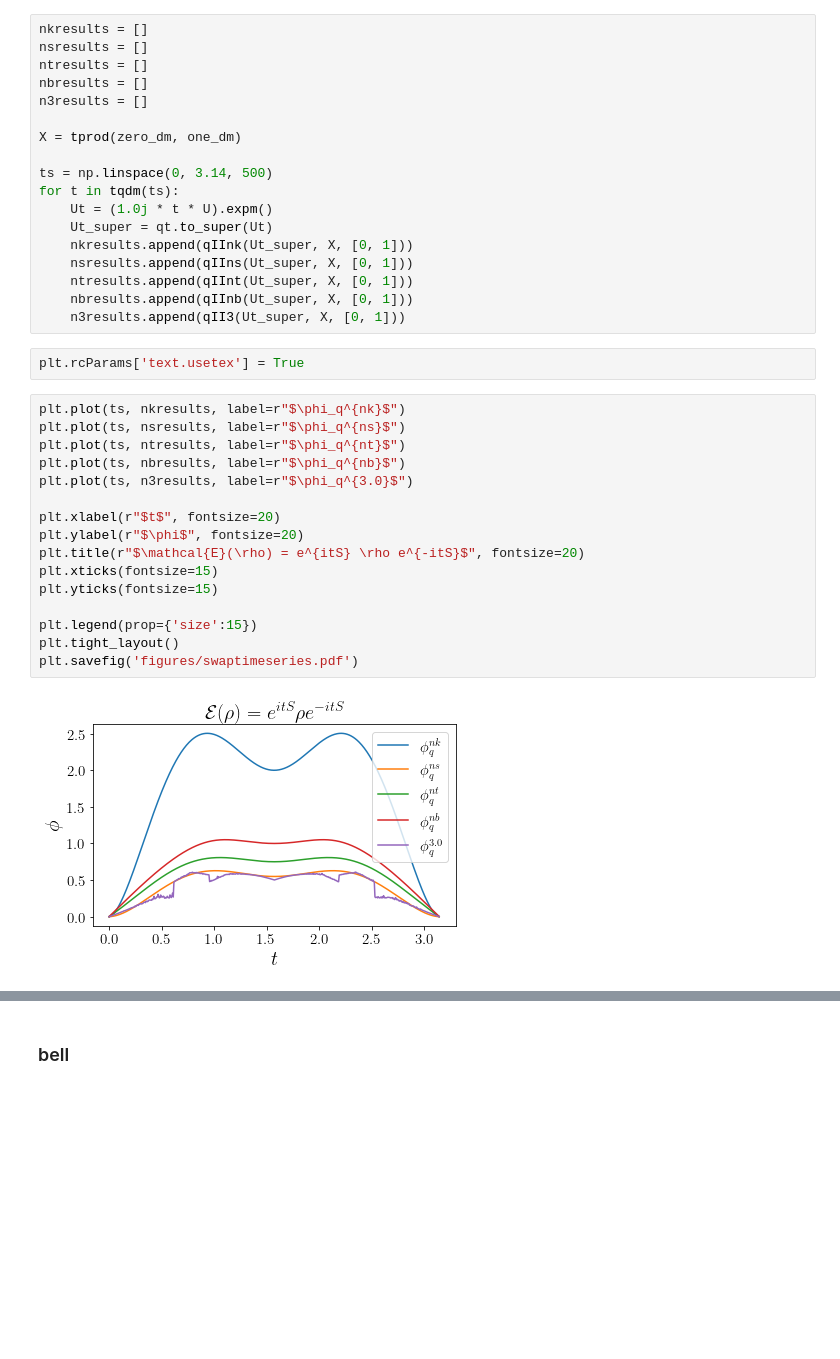
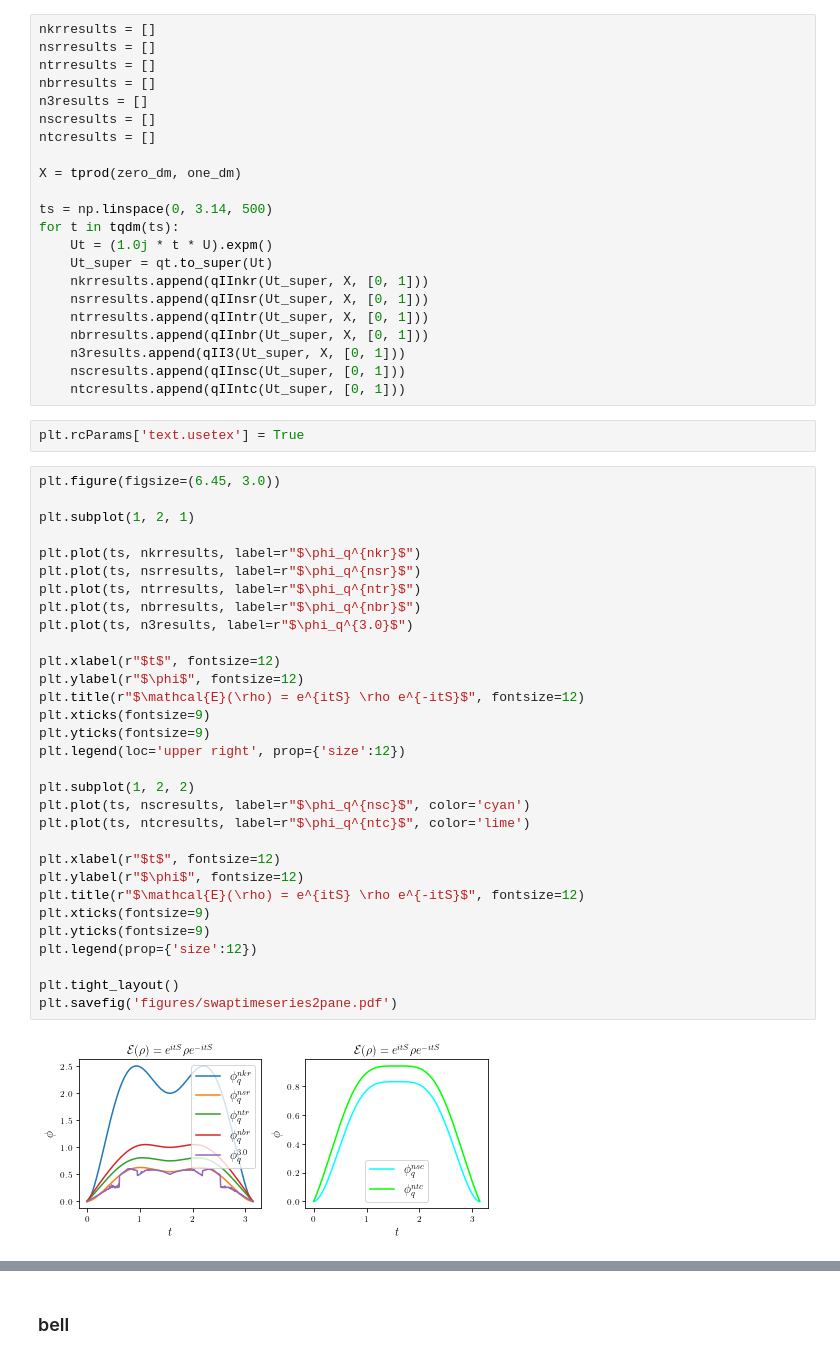
Before and after one commit to ejmichaud/quantum-iit, a Jupyter notebook: experiments.ipynb, the cells around one changed output, grey strips where cells are left out. Drawn from its saved outputs; the diff is of its cells as text; blank space fills up the shorter version.

```diff
--- a/experiments.ipynb
+++ b/experiments.ipynb
@@ -89,9 +105,11 @@ print(qII3(qt.to_super(U), X, [0, 1]))
 # %%
-nkresults = []
-nsresults = []
-ntresults = []
-nbresults = []
+nkrresults = []
+nsrresults = []
+ntrresults = []
+nbrresults = []
 n3results = []
+nscresults = []
+ntcresults = []
 
 X = tprod(zero_dm, one_dm)
 
@@ -99,31 +117,48 @@ ts = np.linspace(0, 3.14, 500)
 for t in tqdm(ts):
     Ut = (1.0j * t * U).expm()
     Ut_super = qt.to_super(Ut)
-    nkresults.append(qIInk(Ut_super, X, [0, 1]))
-    nsresults.append(qIIns(Ut_super, X, [0, 1]))
-    ntresults.append(qIInt(Ut_super, X, [0, 1]))
-    nbresults.append(qIInb(Ut_super, X, [0, 1]))
+    nkrresults.append(qIInkr(Ut_super, X, [0, 1]))
+    nsrresults.append(qIInsr(Ut_super, X, [0, 1]))
+    ntrresults.append(qIIntr(Ut_super, X, [0, 1]))
+    nbrresults.append(qIInbr(Ut_super, X, [0, 1]))
     n3results.append(qII3(Ut_super, X, [0, 1]))
+    nscresults.append(qIInsc(Ut_super, [0, 1]))
+    ntcresults.append(qIIntc(Ut_super, [0, 1]))
 # %%
 plt.rcParams['text.usetex'] = True
 # %%
-plt.plot(ts, nkresults, label=r"$\phi_q^{nk}$")
-plt.plot(ts, nsresults, label=r"$\phi_q^{ns}$")
-plt.plot(ts, ntresults, label=r"$\phi_q^{nt}$")
-plt.plot(ts, nbresults, label=r"$\phi_q^{nb}$")
+plt.figure(figsize=(6.45, 3.0))
+
+plt.subplot(1, 2, 1)
+
+plt.plot(ts, nkrresults, label=r"$\phi_q^{nkr}$")
+plt.plot(ts, nsrresults, label=r"$\phi_q^{nsr}$")
+plt.plot(ts, ntrresults, label=r"$\phi_q^{ntr}$")
+plt.plot(ts, nbrresults, label=r"$\phi_q^{nbr}$")
 plt.plot(ts, n3results, label=r"$\phi_q^{3.0}$")
 
-plt.xlabel(r"$t$", fontsize=20)
-plt.ylabel(r"$\phi$", fontsize=20)
-plt.title(r"$\mathcal{E}(\rho) = e^{itS} \rho e^{-itS}$", fontsize=20)
-plt.xticks(fontsize=15)
-plt.yticks(fontsize=15)
+plt.xlabel(r"$t$", fontsize=12)
+plt.ylabel(r"$\phi$", fontsize=12)
+plt.title(r"$\mathcal{E}(\rho) = e^{itS} \rho e^{-itS}$", fontsize=12)
+plt.xticks(fontsize=9)
+plt.yticks(fontsize=9)
+plt.legend(loc='upper right', prop={'size':12})
 
-plt.legend(prop={'size':15})
+plt.subplot(1, 2, 2)
+plt.plot(ts, nscresults, label=r"$\phi_q^{nsc}$", color='cyan')
+plt.plot(ts, ntcresults, label=r"$\phi_q^{ntc}$", color='lime')
+
+plt.xlabel(r"$t$", fontsize=12)
+plt.ylabel(r"$\phi$", fontsize=12)
+plt.title(r"$\mathcal{E}(\rho) = e^{itS} \rho e^{-itS}$", fontsize=12)
+plt.xticks(fontsize=9)
+plt.yticks(fontsize=9)
+plt.legend(prop={'size':12})
+
 plt.tight_layout()
-plt.savefig('figures/swaptimeseries.pdf')
+plt.savefig('figures/swaptimeseries2pane.pdf')
 # %% [output]
-[figure, old version]
+[figure, new version]
 # %%
 # plt.plot(ts, nkresults, label=r"$\phi_q^{nk}$")
 plt.plot(ts, nsresults, label=r"$\phi_q^{ns}$", color='orange')
```
Also changed, not shown: parts of 27 cells of this notebook, 2 other files.
